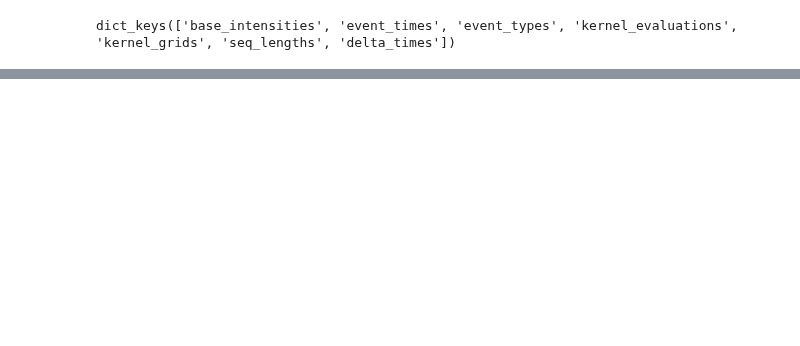
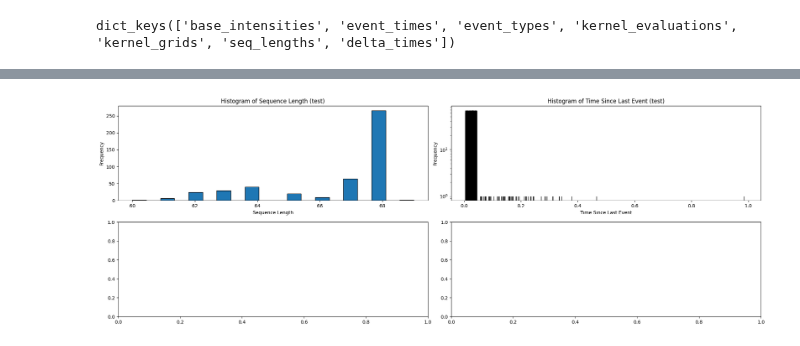
Before and after one commit to FIM4Science/OpenFIM, a Jupyter notebook: notebooks/hawkes/synthetic_datasets_stats.ipynb, the cells around one changed output, grey strips where cells are left out. Cells and saved outputs as stored; diff of their text form; code cells hidden in the pictures; blank space fills up the shorter version.

```diff
--- a/notebooks/hawkes/synthetic_datasets_stats.ipynb
+++ b/notebooks/hawkes/synthetic_datasets_stats.ipynb
@@ -251,0 +254,4 @@ plot_stats(data[2], splits=['test'])
+# %%
+plot_stats(data[4], splits=['test'])
+# %% [output]
+[figure, added]
```
Also changed, not shown: parts of 10 cells of this notebook, 3 other files.
